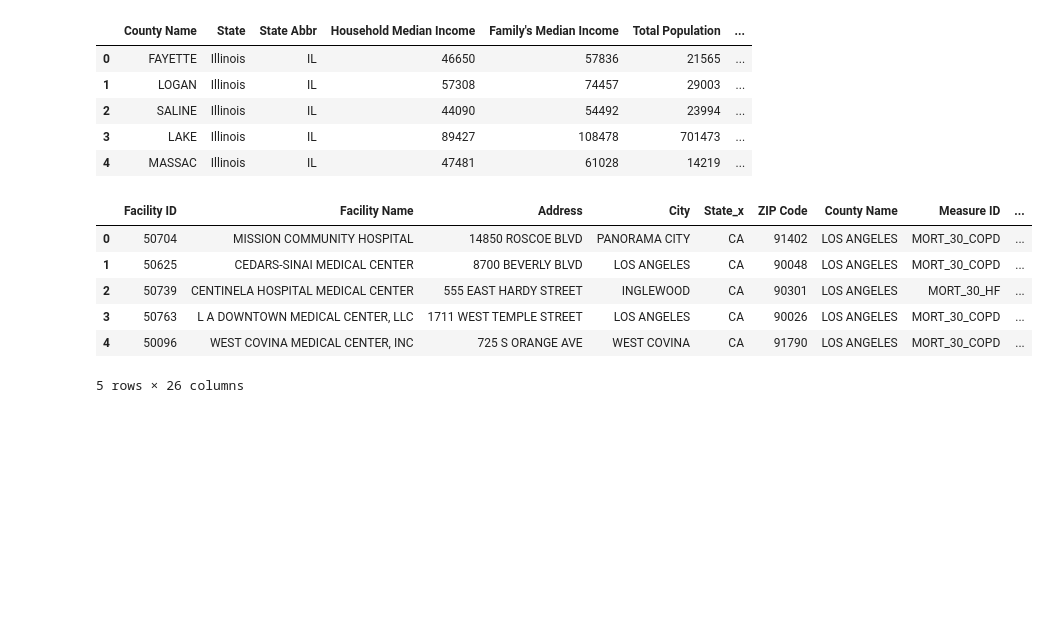
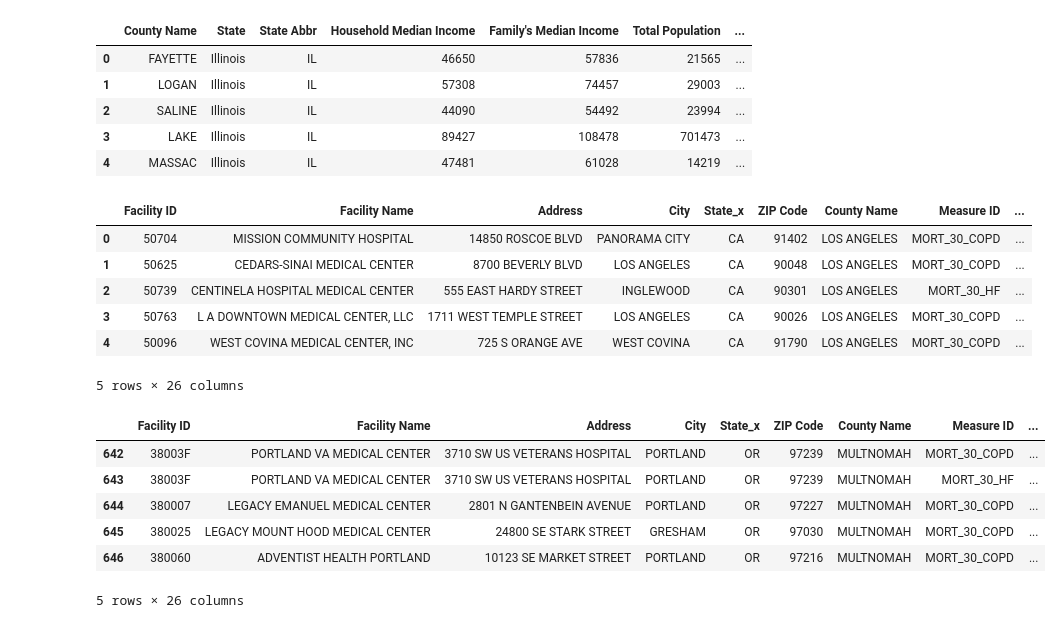
Before and after one commit to fisher1916/healthcare-disparities, a Jupyter notebook: Analysis/General_Demo_Analysis.ipynb, the cells around one changed output. Drawn from its saved outputs; the diff is of its cells as text; code cells hidden in the pictures; blank space fills up the shorter version.

```diff
--- a/Analysis/General_Demo_Analysis.ipynb
+++ b/Analysis/General_Demo_Analysis.ipynb
@@ -48,3 +48,15 @@ genDataComplete.head()
 | 3 | 50763 | L A DOWNTOWN MEDICAL CENTER, LLC | 1711 WEST TEMPLE STREET | LOS ANGELES | CA | 90026 | LOS ANGELES | MORT_30_COPD | ... |
 | 4 | 50096 | WEST COVINA MEDICAL CENTER, INC | 725 S ORANGE AVE | WEST COVINA | CA | 91790 | LOS ANGELES | MORT_30_COPD | ... |
 5 rows × 26 columns
+# %%
+#Filter to Oregon
+ORGenData = genDataComplete.loc[genDataComplete["State_x"] == "OR"]
+ORGenData.head()
+# %% [output]
+|  | Facility ID | Facility Name | Address | City | State_x | ZIP Code | County Name | Measure ID | ... |
+| 642 | 38003F | PORTLAND VA MEDICAL CENTER | 3710 SW US VETERANS HOSPITAL | PORTLAND | OR | 97239 | MULTNOMAH | MORT_30_COPD | ... |
+| 643 | 38003F | PORTLAND VA MEDICAL CENTER | 3710 SW US VETERANS HOSPITAL | PORTLAND | OR | 97239 | MULTNOMAH | MORT_30_HF | ... |
+| 644 | 380007 | LEGACY EMANUEL MEDICAL CENTER | 2801 N GANTENBEIN AVENUE | PORTLAND | OR | 97227 | MULTNOMAH | MORT_30_COPD | ... |
+| 645 | 380025 | LEGACY MOUNT HOOD MEDICAL CENTER | 24800 SE STARK STREET | GRESHAM | OR | 97030 | MULTNOMAH | MORT_30_COPD | ... |
+| 646 | 380060 | ADVENTIST HEALTH PORTLAND | 10123 SE MARKET STREET | PORTLAND | OR | 97216 | MULTNOMAH | MORT_30_COPD | ... |
+5 rows × 26 columns
```
Also changed, not shown: parts of 5 cells of this notebook.
